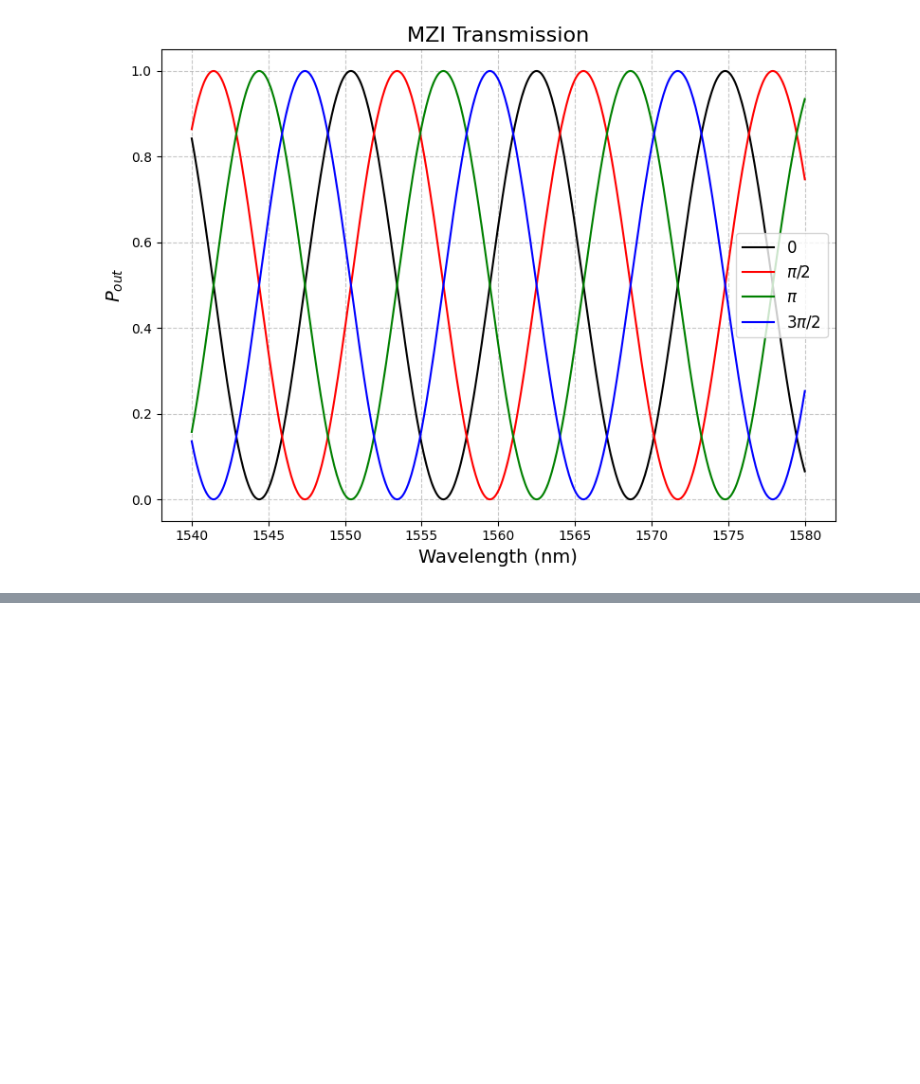
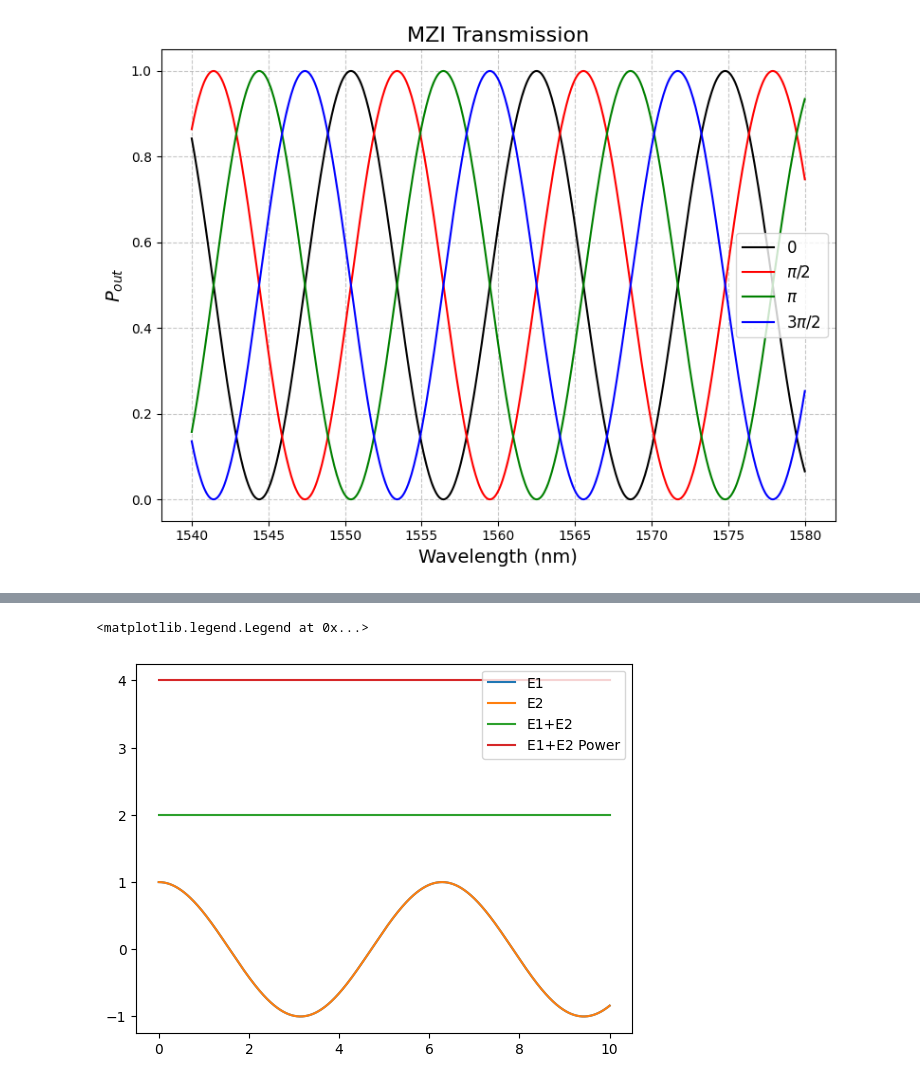
Before and after one commit to kunes-kamila/PCM, a Jupyter notebook: measurement.ipynb, the cells around one changed output, grey strips where cells are left out. Cells and saved outputs as stored; diff of their text form; code cells hidden in the pictures; blank space fills up the shorter version.

```diff
--- a/measurement.ipynb
+++ b/measurement.ipynb
@@ -119,0 +129,24 @@ plt.show()
+# %%
+# SOME CODE TO SHOW HOW TWO E FIELDS CAN COMBINE IN A Y SPLITTER COMBINER ############################################
+
+E1_0 = 1
+E2_0 = 1
+x = np.linspace(0,10,1000)
+
+
+E1 = E1_0*np.exp(1j*x)
+E2 = E2_0*np.exp(1j*x)
+
+sin = np.sin(x)
+
+power = (E1+E2)*(E1+E2).conjugate()
+
+plt.plot(x,E1,label = "E1")
+plt.plot(x,E2,label = "E2")
+plt.plot(x,abs(E1+E2),label = "E1+E2")
+plt.plot(x,power,label = "E1+E2 Power")
+
+plt.legend()
+# %% [output]
+<matplotlib.legend.Legend at 0x...>
+[figure, added]
```
Also changed, not shown: parts of 8 cells of this notebook, 3 other files.
